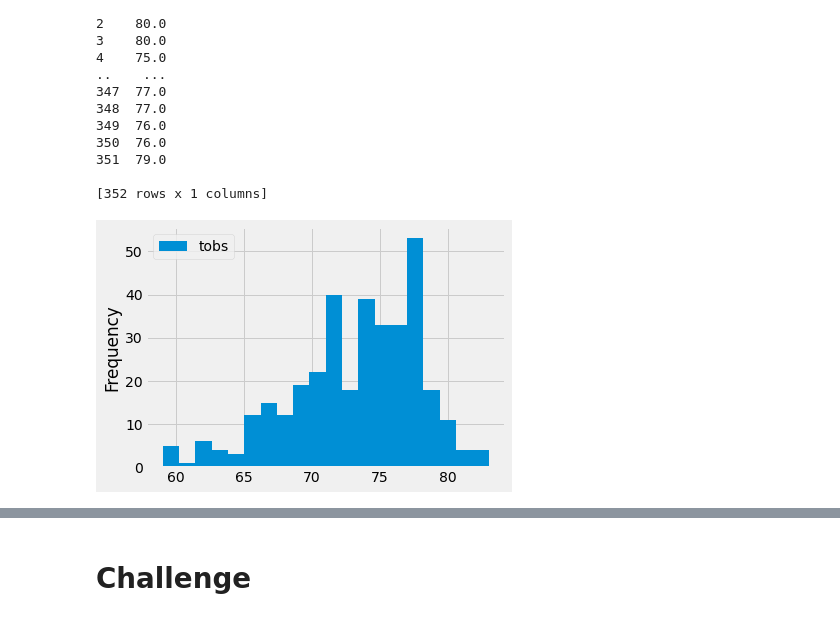
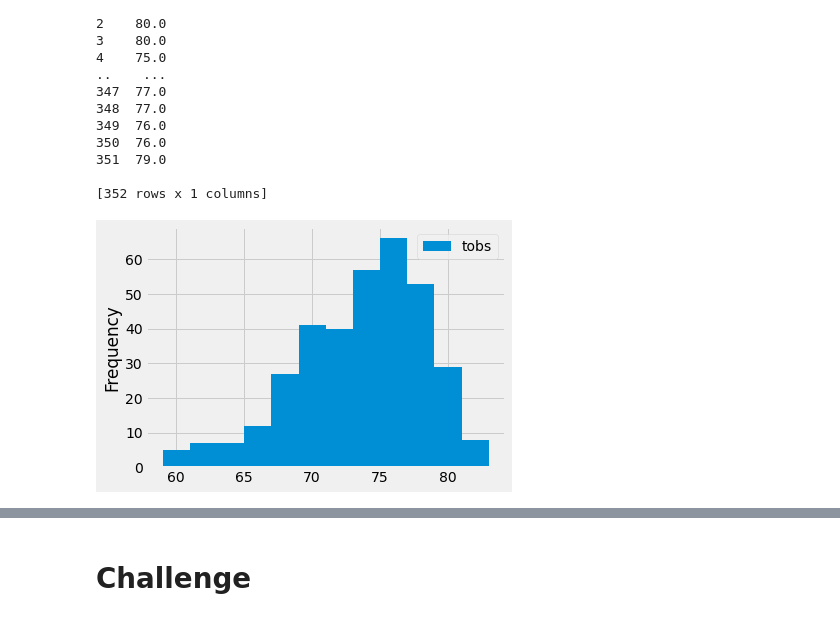
Before and after one commit to barharding/surfs_up, a Jupyter notebook: climate_analysis.ipynb, the cells around one changed output, grey strips where cells are left out. Drawn from its saved outputs; the diff is of its cells as text; code cells hidden in the pictures.

```diff
--- a/climate_analysis.ipynb
+++ b/climate_analysis.ipynb
@@ -161,10 +161,10 @@ print(df)
 
 [352 rows x 1 columns]
 # %%
-df.plot.hist(bins=20)
+df.plot.hist(bins=12)
 plt.tight_layout()
 # %% [output]
-[figure, old version]
+[figure, new version]
 # %%
 # Write a function called `calc_temps` that will accept start date and end date in the format '%Y-%m-%d'
 # and return the minimum, average, and maximum temperatures for that range of dates
```
Also changed, not shown: parts of 1 cell of this notebook.
